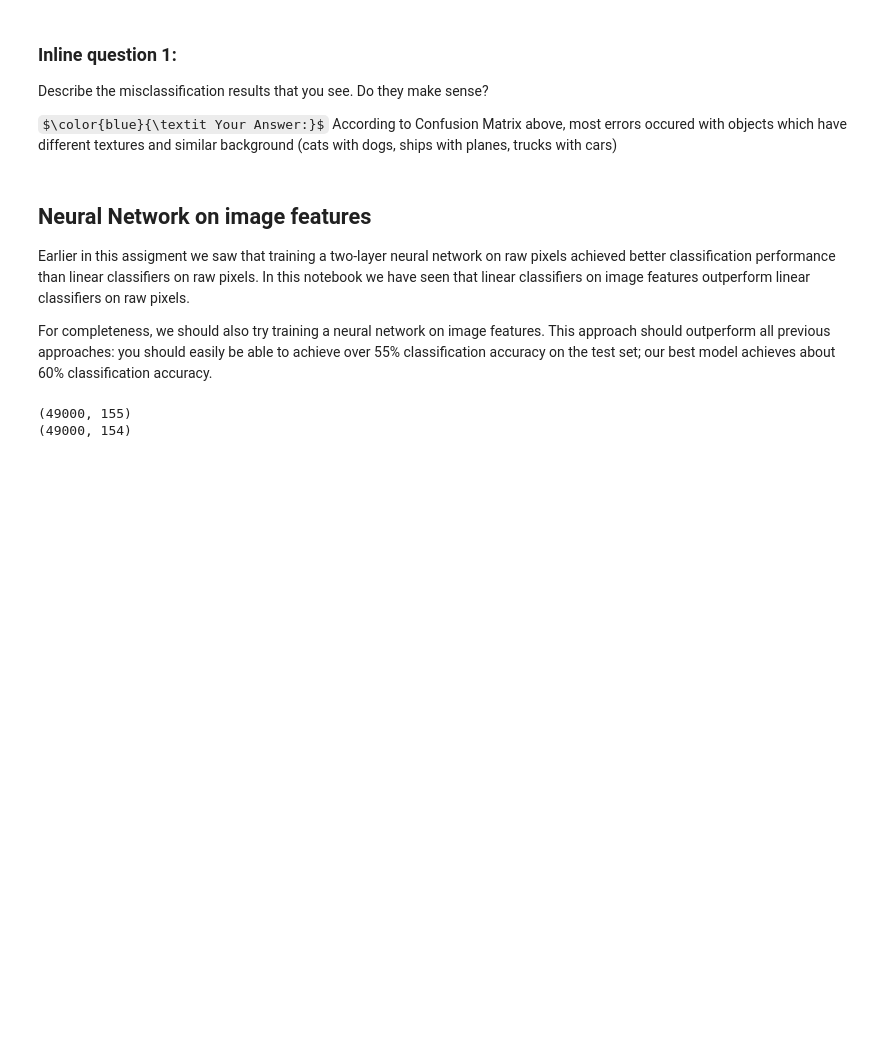
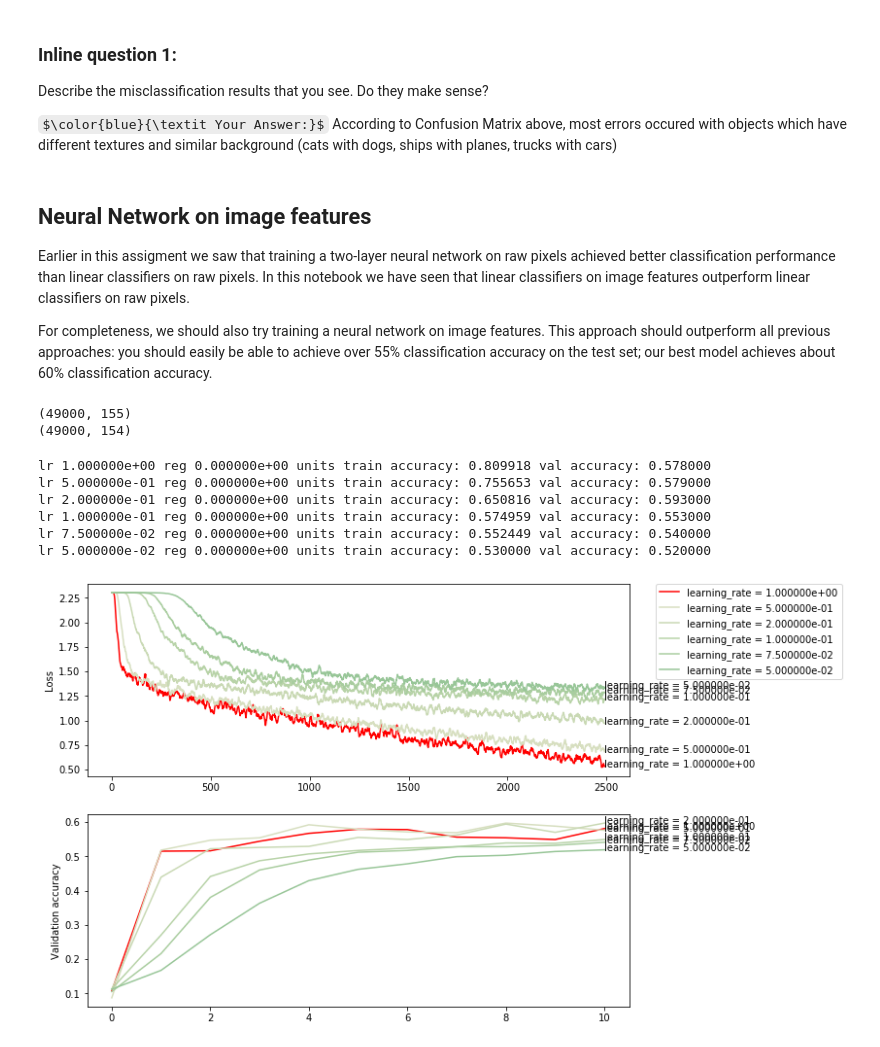
Before and after one commit to aduzhinskaya/cs231n, a Jupyter notebook: assignment1/features.ipynb, the cells around one changed output. Saved outputs shown, nothing was run; the diff lists cells and outputs as text; code cells hidden in the pictures; some formulas as TeX source; blank space fills up the shorter version.

Commit message:
Training of NN on HOG and Color histogram features

```diff
--- a/assignment1/features.ipynb
+++ b/assignment1/features.ipynb
@@ -347,13 +349,11 @@ print(X_train_feats.shape)
 (49000, 154)
 # %%
 from cs231n.classifiers.neural_net import TwoLayerNet
+import itertools as it
 
 input_dim = X_train_feats.shape[1]
 hidden_dim = 500
 num_classes = 10
-
-net = TwoLayerNet(input_dim, hidden_dim, num_classes)
-best_net = None
 
 ################################################################################
 # TODO: Train a two-layer neural network on image features. You may want to    #
@@ -362,9 +362,83 @@ best_net = None
 ################################################################################
 # *****START OF YOUR CODE (DO NOT DELETE/MODIFY THIS LINE)*****
 
-pass
+results = {}
+best_net = None
+best_val = -1
+
+#Grid search
+# lrs = np.geomspace(1e-1, 1e-6, 6)  -> 1e-1 is best
+# regs = np.linspace(0, 0.5, 5)   -> 0 is best
+
+lrs = reversed([0.05, 0.075, 0.1, 0.2, 0.5, 1])
+regs = [0]
+
+for lr, reg in it.product(lrs, regs):
+    net = None
+    net = TwoLayerNet(input_dim, hidden_dim, num_classes)
+
+    stats = net.train(X_train_feats, y_train, X_val_feats, y_val,
+                      num_iters=2500, batch_size=200,
+                      learning_rate=lr, learning_rate_decay=0.95,
+                      reg=reg)
+
+    y_train_pred = net.predict(X_train_feats)
+    train_acc = np.mean(y_train_pred == y_train)
+
+    y_val_pred = net.predict(X_val_feats)
+    val_acc = np.mean(y_val_pred == y_val)
+
+    results[(lr, reg, h)] = (train_acc, val_acc, stats)
+    print('lr %e reg %e units train accuracy: %f val accuracy: %f' % (
+                lr, reg, train_acc, val_acc))
+
+    if val_acc > best_val:
+        best_net = net
+        best_val = val_acc
 
 # *****END OF YOUR CODE (DO NOT DELETE/MODIFY THIS LINE)*****
+# %% [output]
+lr 1.000000e+00 reg 0.000000e+00 units train accuracy: 0.809918 val accuracy: 0.578000
+lr 5.000000e-01 reg 0.000000e+00 units train accuracy: 0.755653 val accuracy: 0.579000
+lr 2.000000e-01 reg 0.000000e+00 units train accuracy: 0.650816 val accuracy: 0.593000
+lr 1.000000e-01 reg 0.000000e+00 units train accuracy: 0.574959 val accuracy: 0.553000
+lr 7.500000e-02 reg 0.000000e+00 units train accuracy: 0.552449 val accuracy: 0.540000
+lr 5.000000e-02 reg 0.000000e+00 units train accuracy: 0.530000 val accuracy: 0.520000
+# %%
+def remove_nans(l, y_lim):
+    x = np.array(l)
+    x = x[~np.isnan(x)]
+    x = x[x<y_lim]
+    return x
+
+def moving_average(x, w):
+    return np.convolve(x, np.ones(w), 'valid') / w
+
+
+#Visualize Learning curves
+import seaborn as sns
+plt.rcParams['axes.prop_cycle'] = plt.cycler(color=['r'] + sns.cubehelix_palette(20, start=.5, rot=-.75))
+
+fig, axes = plt.subplots(2, 1)
+
+for lr, reg, h in results:
+    train_acc, val_acc, stats = results[(lr, reg, h)]
+
+    label = "learning_rate = %e" % (lr)
+
+    loss_hist = remove_nans(stats['loss_history'], y_lim=10)
+    loss_hist = moving_average(loss_hist, 10)
+    axes[0].set_ylabel('Loss')
+    axes[0].plot(loss_hist, label=label)
+    axes[0].text(len(loss_hist), loss_hist[-1], label)
+    axes[0].legend(bbox_to_anchor=(1.05, 1), loc='upper left', borderaxespad=0.)
+
+    axes[1].set_ylabel('Validation accuracy')
+    val_acc_history = stats['val_acc_history']
+    axes[1].plot(val_acc_history, label=label)
+    axes[1].text(len(val_acc_history)-1, val_acc_history[-1], label)
+# %% [output]
+[figure, added]
 # %%
 # Run your best neural net classifier on the test set. You should be able
 # to get more than 55% accuracy.
```
Also changed, not shown: parts of 3 cells of this notebook, 1 other file.
